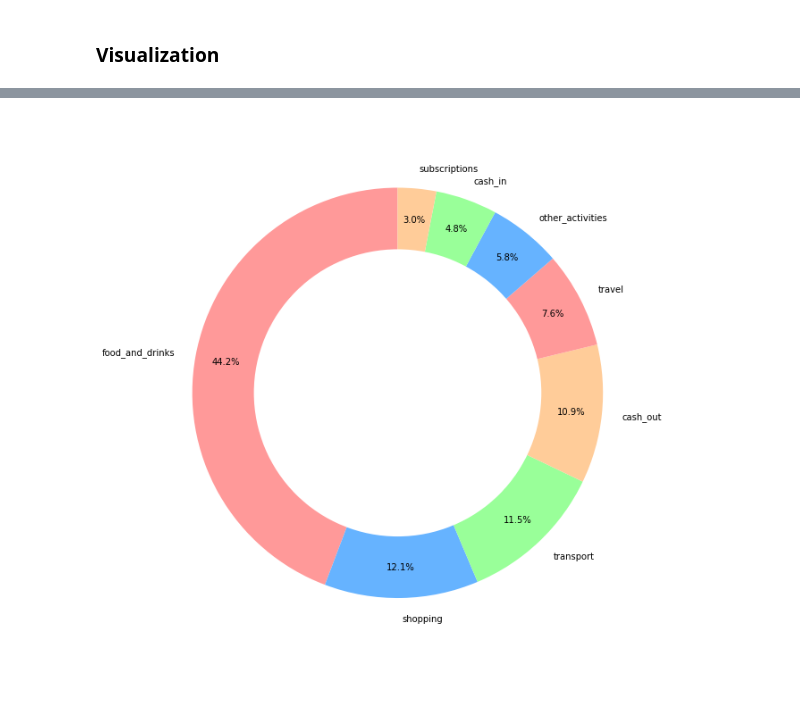
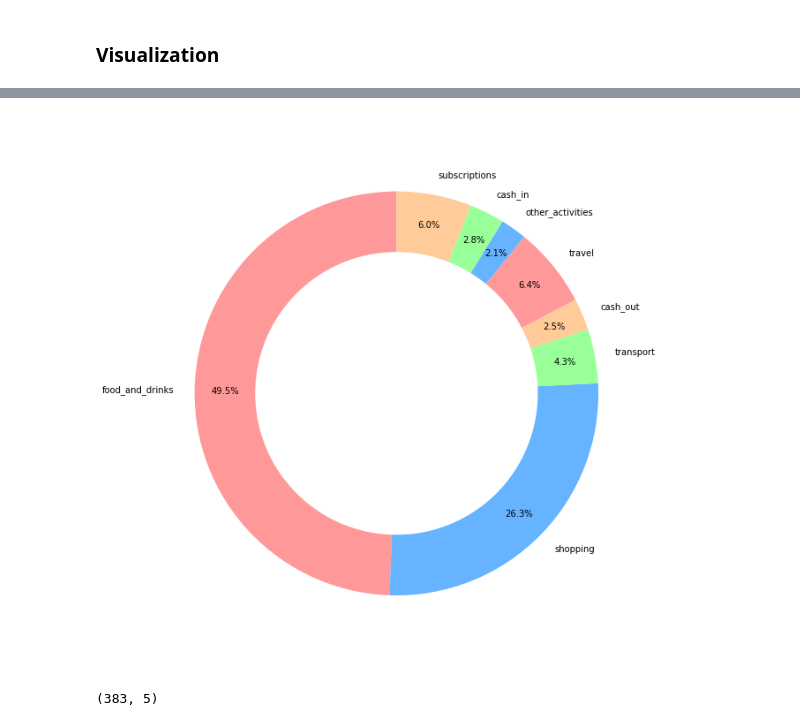
Before and after one commit to jperezllorente/expenses_control, a Jupyter notebook: insert_data.ipynb, the cells around one changed output, grey strips where cells are left out. Drawn from its saved outputs; the diff is of its cells as text; code cells hidden in the pictures.

```diff
--- a/insert_data.ipynb
+++ b/insert_data.ipynb
@@ -330,16 +255,20 @@ plt.show()
 # %%
 fig1, ax1 = plt.subplots()
 
-ax1.pie(categories_count, labels = category_name, colors = colors, autopct='%1.1f%%', startangle=90,
+ax1.pie(t, labels = category_name, colors = colors, autopct='%1.1f%%', startangle=90,
        pctdistance=0.85)
 
 centre_circle = plt.Circle((0,0),0.70,fc='white')
 fig = plt.gcf()
 fig.set_size_inches(9,9)
 fig.gca().add_artist(centre_circle)
 
 ax1.axis('equal')
 plt.tight_layout()
 plt.show()
 # %% [output]
-[figure, old version]
+[figure, new version]
+# %%
+df.shape
+# %% [output]
+(383, 5)
```
Also changed, not shown: parts of 13 cells of this notebook, 11 other files.
